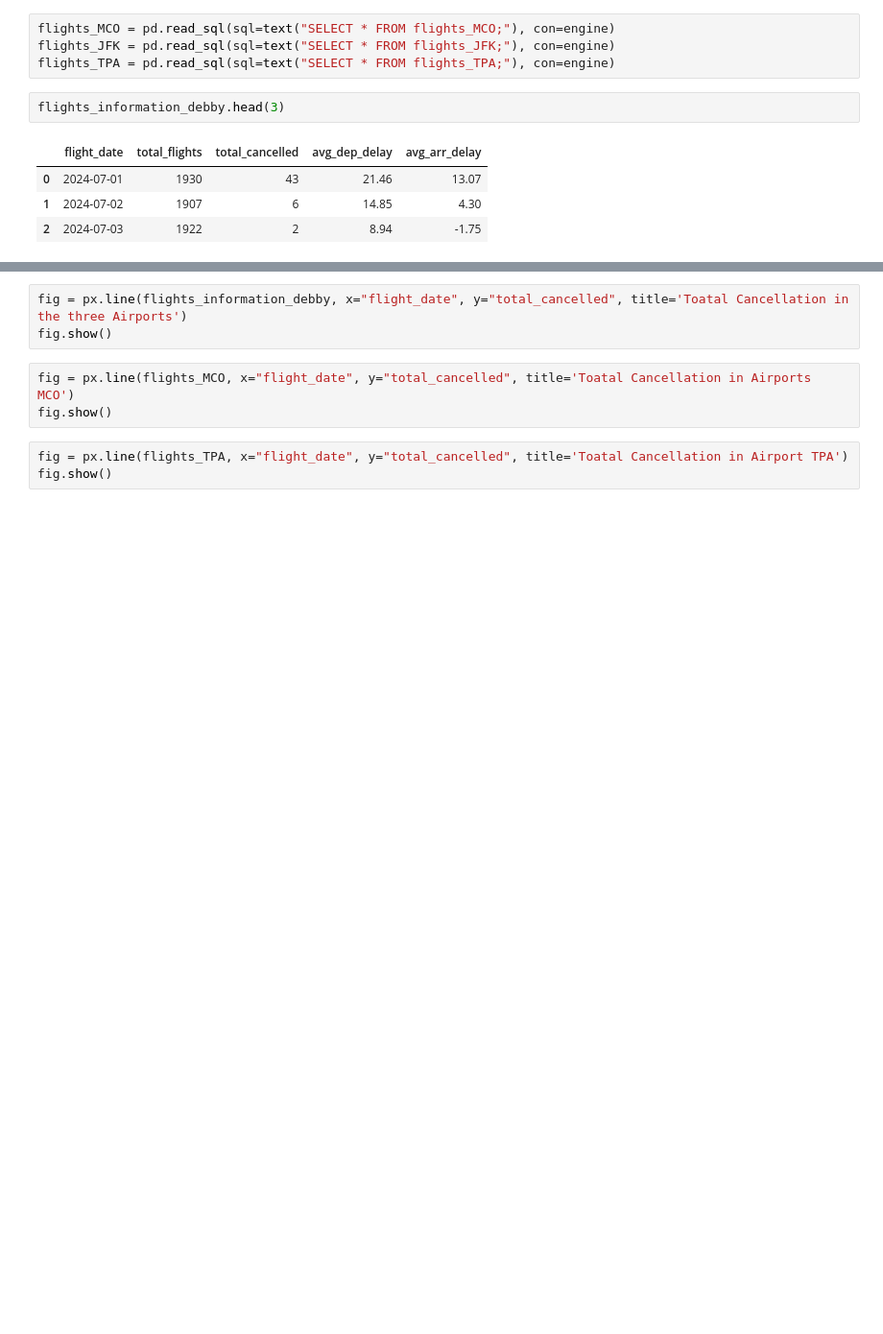
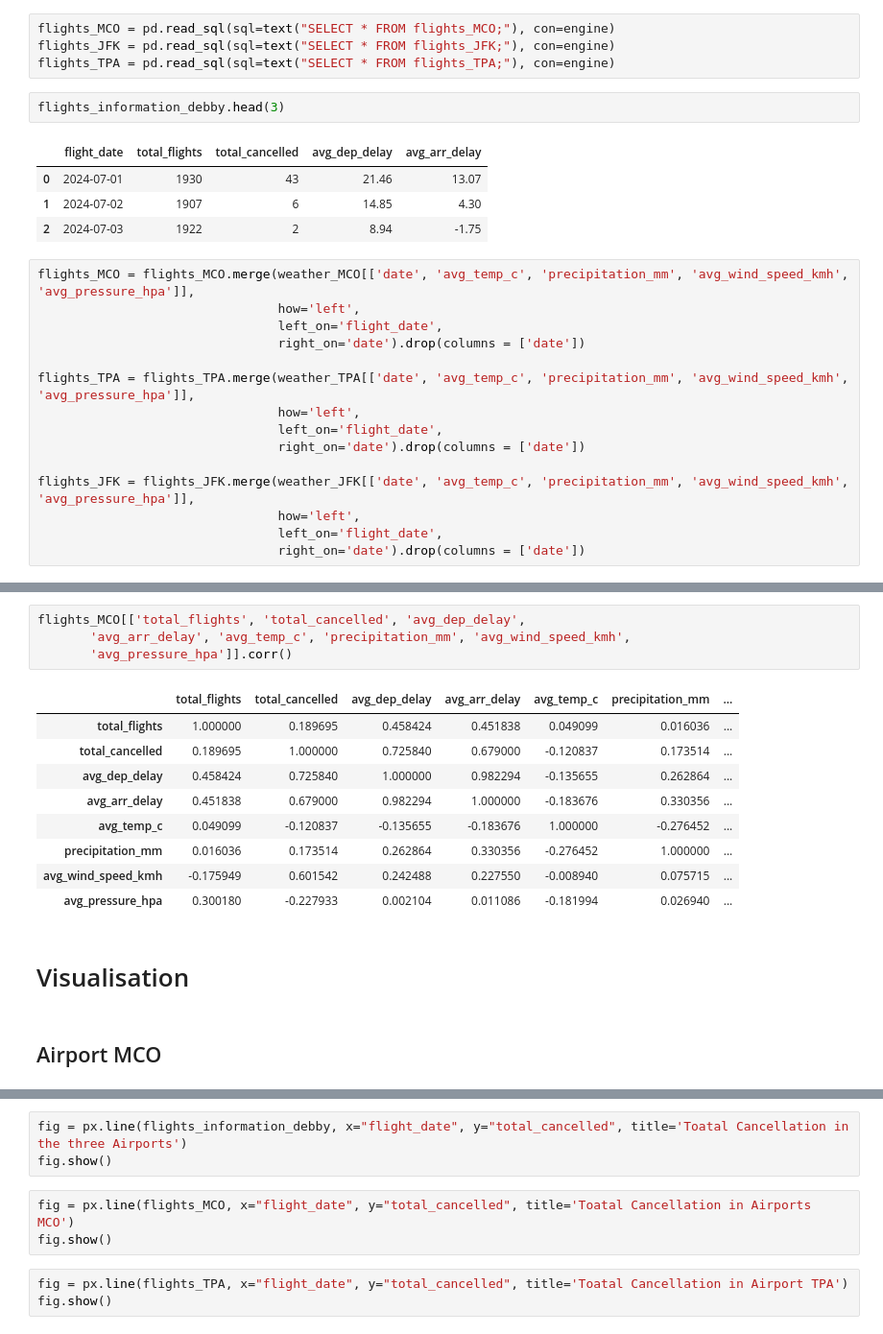
Before and after one commit to Kellyphilo/Hurricane_Debby_Flight_Disruptions, a Jupyter notebook: data_EDA.ipynb, the cells around one changed output, grey strips where cells are left out. Shown: that part at 96% size. Saved outputs shown, nothing was run; the diff lists cells and outputs as text; blank space fills up the shorter version.

```diff
--- a/data_EDA.ipynb
+++ b/data_EDA.ipynb
@@ -75,3 +70,18 @@ flights_information_debby.head(3)
 | 0 | 2024-07-01 | 1930 | 43 | 21.46 | 13.07 |
 | 1 | 2024-07-02 | 1907 | 6 | 14.85 | 4.30 |
 | 2 | 2024-07-03 | 1922 | 2 | 8.94 | -1.75 |
+# %%
+flights_MCO = flights_MCO.merge(weather_MCO[['date', 'avg_temp_c', 'precipitation_mm', 'avg_wind_speed_kmh', 'avg_pressure_hpa']],
+                                how='left',
+                                left_on='flight_date',
+                                right_on='date').drop(columns = ['date'])
+
+flights_TPA = flights_TPA.merge(weather_TPA[['date', 'avg_temp_c', 'precipitation_mm', 'avg_wind_speed_kmh', 'avg_pressure_hpa']],
+                                how='left',
+                                left_on='flight_date',
+                                right_on='date').drop(columns = ['date'])
+
+flights_JFK = flights_JFK.merge(weather_JFK[['date', 'avg_temp_c', 'precipitation_mm', 'avg_wind_speed_kmh', 'avg_pressure_hpa']],
+                                how='left',
+                                left_on='flight_date',
+                                right_on='date').drop(columns = ['date'])
@@ -77,0 +97,18 @@ flights_information_debby.head(3)
+# %%
+flights_MCO[['total_flights', 'total_cancelled', 'avg_dep_delay',
+       'avg_arr_delay', 'avg_temp_c', 'precipitation_mm', 'avg_wind_speed_kmh',
+       'avg_pressure_hpa']].corr()
+# %% [output]
+|  | total_flights | total_cancelled | avg_dep_delay | avg_arr_delay | avg_temp_c | precipitation_mm | ... |
+| total_flights | 1.000000 | 0.189695 | 0.458424 | 0.451838 | 0.049099 | 0.016036 | ... |
+| total_cancelled | 0.189695 | 1.000000 | 0.725840 | 0.679000 | -0.120837 | 0.173514 | ... |
+| avg_dep_delay | 0.458424 | 0.725840 | 1.000000 | 0.982294 | -0.135655 | 0.262864 | ... |
+| avg_arr_delay | 0.451838 | 0.679000 | 0.982294 | 1.000000 | -0.183676 | 0.330356 | ... |
+| avg_temp_c | 0.049099 | -0.120837 | -0.135655 | -0.183676 | 1.000000 | -0.276452 | ... |
+| precipitation_mm | 0.016036 | 0.173514 | 0.262864 | 0.330356 | -0.276452 | 1.000000 | ... |
+| avg_wind_speed_kmh | -0.175949 | 0.601542 | 0.242488 | 0.227550 | -0.008940 | 0.075715 | ... |
+| avg_pressure_hpa | 0.300180 | -0.227933 | 0.002104 | 0.011086 | -0.181994 | 0.026940 | ... |
+# %% [markdown]
+# Visualisation #
+# %% [markdown]
+## Airport MCO ##
```
Also changed, not shown: parts of 18 cells of this notebook, 6 other files.
